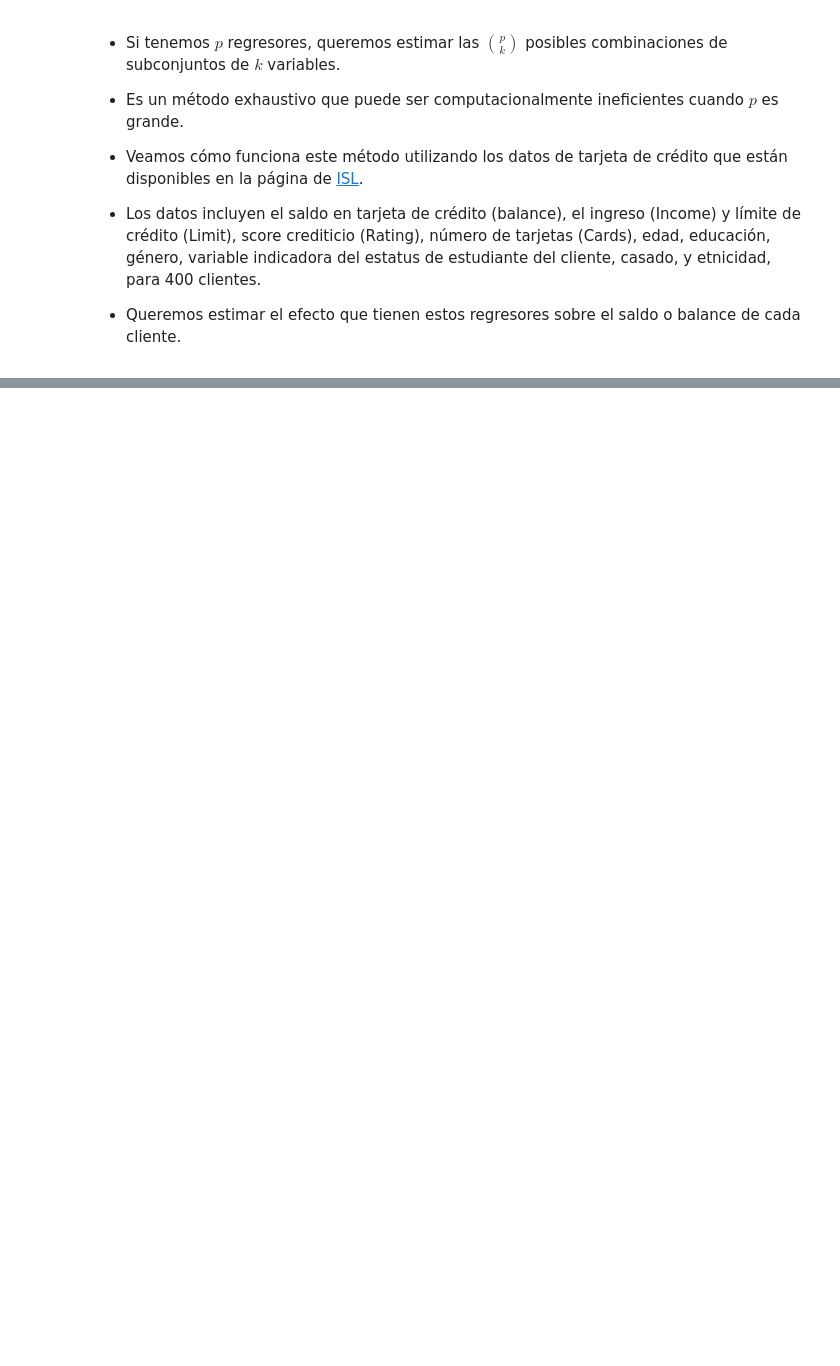
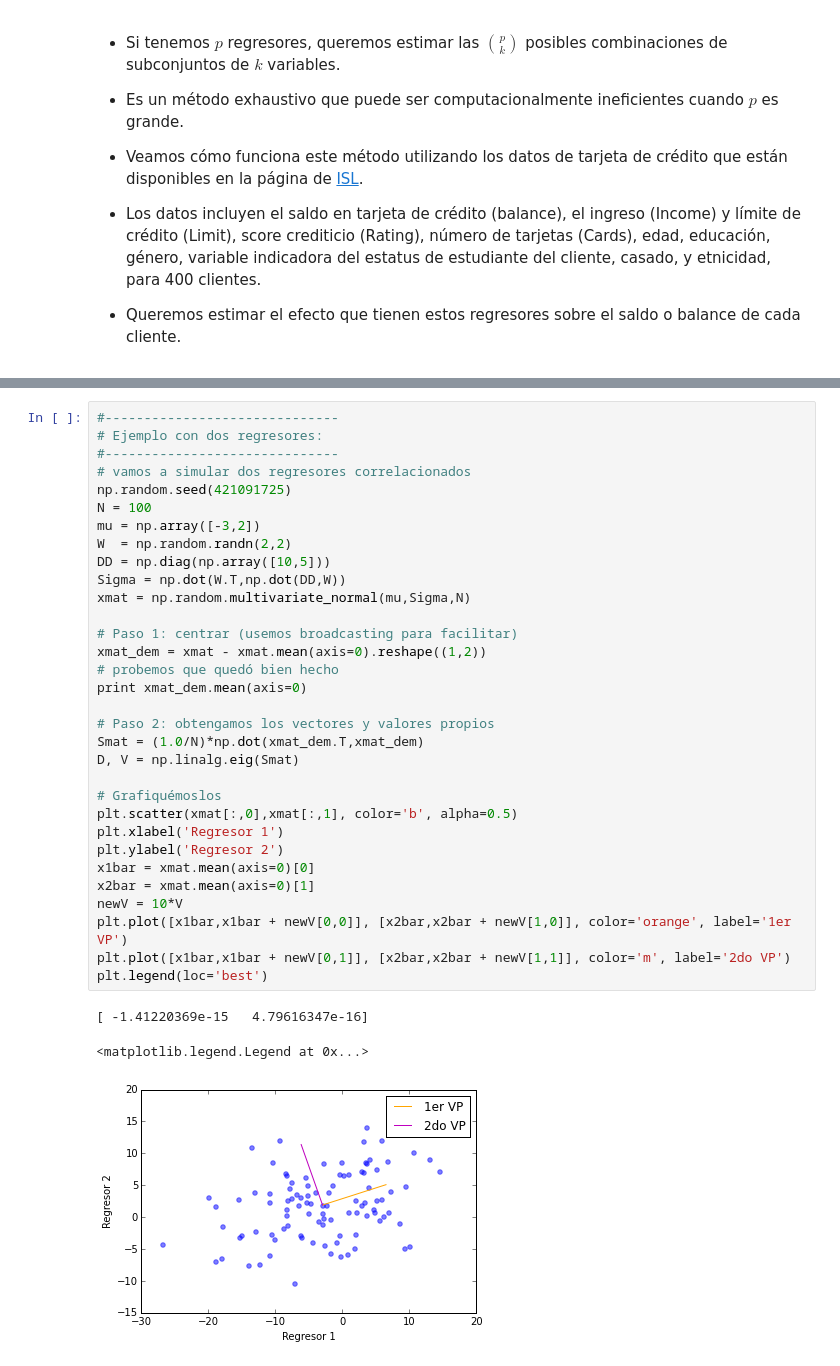
Before and after one commit to dvaughan79/New_CIDE_Analytics, a Jupyter notebook: 7_ModelosLineales.ipynb, the cells around one changed output, grey strips where cells are left out. Cells and saved outputs as stored; diff of their text form; blank space fills up the shorter version.

```diff
--- a/7_ModelosLineales.ipynb
+++ b/7_ModelosLineales.ipynb
@@ -353,0 +657,36 @@ plt.plot(front_ssr.index, front_ssr.values, color='r')
+# %%
+#------------------------------
+# Ejemplo con dos regresores:
+#------------------------------
+# vamos a simular dos regresores correlacionados
+np.random.seed(421091725)
+N = 100
+mu = np.array([-3,2])
+W  = np.random.randn(2,2)
+DD = np.diag(np.array([10,5]))
+Sigma = np.dot(W.T,np.dot(DD,W))
+xmat = np.random.multivariate_normal(mu,Sigma,N)
+
+# Paso 1: centrar (usemos broadcasting para facilitar)
+xmat_dem = xmat - xmat.mean(axis=0).reshape((1,2))
+# probemos que quedó bien hecho
+print xmat_dem.mean(axis=0)
+
+# Paso 2: obtengamos los vectores y valores propios
+Smat = (1.0/N)*np.dot(xmat_dem.T,xmat_dem)
+D, V = np.linalg.eig(Smat)
+
+# Grafiquémoslos
+plt.scatter(xmat[:,0],xmat[:,1], color='b', alpha=0.5)
+plt.xlabel('Regresor 1')
+plt.ylabel('Regresor 2')
+x1bar = xmat.mean(axis=0)[0]
+x2bar = xmat.mean(axis=0)[1]
+newV = 10*V
+plt.plot([x1bar,x1bar + newV[0,0]], [x2bar,x2bar + newV[1,0]], color='orange', label='1er VP')
+plt.plot([x1bar,x1bar + newV[0,1]], [x2bar,x2bar + newV[1,1]], color='m', label='2do VP')
+plt.legend(loc='best')
+# %% [output]
+[ -1.41220369e-15   4.79616347e-16]
+<matplotlib.legend.Legend at 0x...>
+[figure, added]
```
Also changed, not shown: parts of 26 cells of this notebook, 4 other files.
